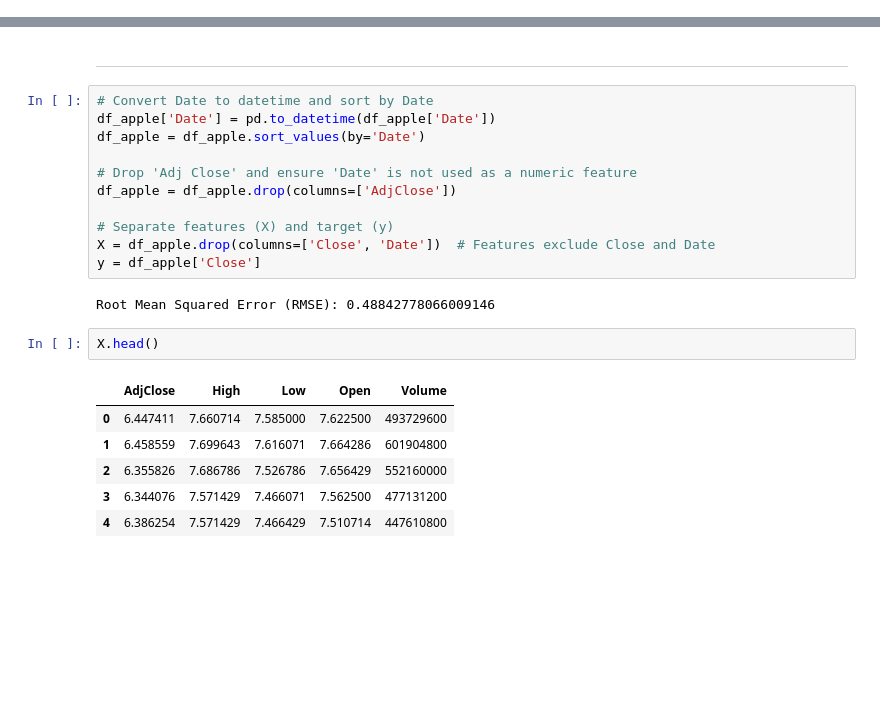
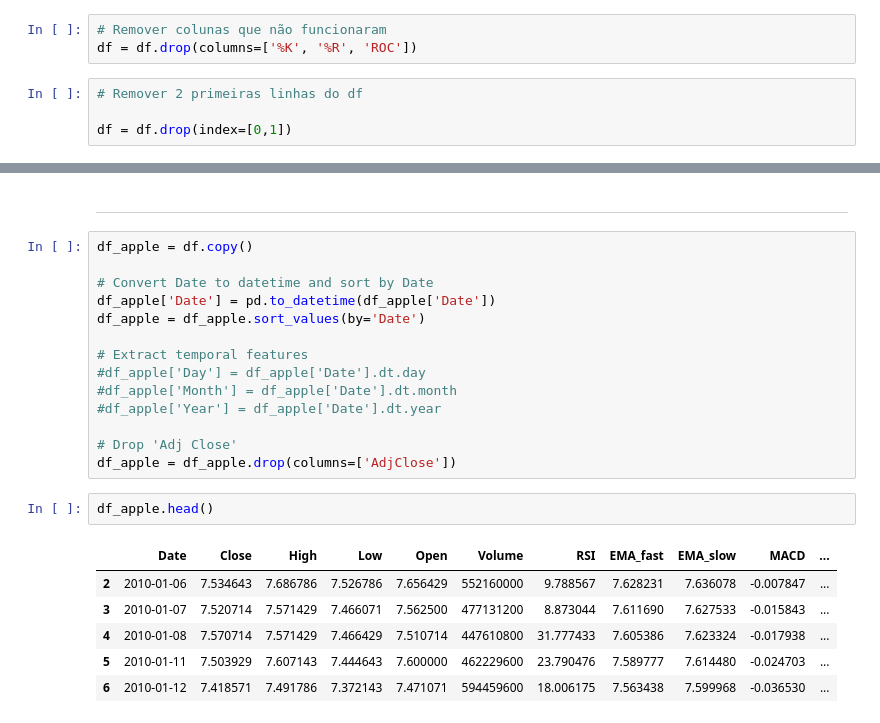
Before and after one commit to pmgfernandes04/SP500-Using-ML-and-Search-Methods, a Jupyter notebook: RF.ipynb, the cells around one changed output, grey strips where cells are left out. Drawn from its saved outputs; the diff is of its cells as text; blank space fills up the shorter version.

```diff
--- a/RF.ipynb
+++ b/RF.ipynb
@@ -266,0 +271,7 @@ df.head()
+# %%
+# Remover colunas que não funcionaram
+df = df.drop(columns=['%K', '%R', 'ROC'])
+# %%
+# Remover 2 primeiras linhas do df
+
+df = df.drop(index=[0,1])
@@ -267,24 +287,25 @@ df.head()
 # %% [markdown]
 ---
 # %%
+df_apple = df.copy()
+
 # Convert Date to datetime and sort by Date
 df_apple['Date'] = pd.to_datetime(df_apple['Date'])
 df_apple = df_apple.sort_values(by='Date')
 
-# Drop 'Adj Close' and ensure 'Date' is not used as a numeric feature
+# Extract temporal features
+#df_apple['Day'] = df_apple['Date'].dt.day
+#df_apple['Month'] = df_apple['Date'].dt.month
+#df_apple['Year'] = df_apple['Date'].dt.year
+
+# Drop 'Adj Close'
 df_apple = df_apple.drop(columns=['AdjClose'])
-
-# Separate features (X) and target (y)
-X = df_apple.drop(columns=['Close', 'Date'])  # Features exclude Close and Date
-y = df_apple['Close']
-# %% [output]
-Root Mean Squared Error (RMSE): 0.48842778066009146
 # %%
-X.head()
+df_apple.head()
 # %% [output]
-|  | AdjClose | High | Low | Open | Volume |
-| 0 | 6.447411 | 7.660714 | 7.585000 | 7.622500 | 493729600 |
-| 1 | 6.458559 | 7.699643 | 7.616071 | 7.664286 | 601904800 |
-| 2 | 6.355826 | 7.686786 | 7.526786 | 7.656429 | 552160000 |
-| 3 | 6.344076 | 7.571429 | 7.466071 | 7.562500 | 477131200 |
-| 4 | 6.386254 | 7.571429 | 7.466429 | 7.510714 | 447610800 |
+|  | Date | Close | High | Low | Open | Volume | RSI | EMA_fast | EMA_slow | MACD | ... |
+| 2 | 2010-01-06 | 7.534643 | 7.686786 | 7.526786 | 7.656429 | 552160000 | 9.788567 | 7.628231 | 7.636078 | -0.007847 | ... |
+| 3 | 2010-01-07 | 7.520714 | 7.571429 | 7.466071 | 7.562500 | 477131200 | 8.873044 | 7.611690 | 7.627533 | -0.015843 | ... |
+| 4 | 2010-01-08 | 7.570714 | 7.571429 | 7.466429 | 7.510714 | 447610800 | 31.777433 | 7.605386 | 7.623324 | -0.017938 | ... |
+| 5 | 2010-01-11 | 7.503929 | 7.607143 | 7.444643 | 7.600000 | 462229600 | 23.790476 | 7.589777 | 7.614480 | -0.024703 | ... |
+| 6 | 2010-01-12 | 7.418571 | 7.491786 | 7.372143 | 7.471071 | 594459600 | 18.006175 | 7.563438 | 7.599968 | -0.036530 | ... |
```
Also changed, not shown: parts of 15 cells of this notebook, 1 other file.
